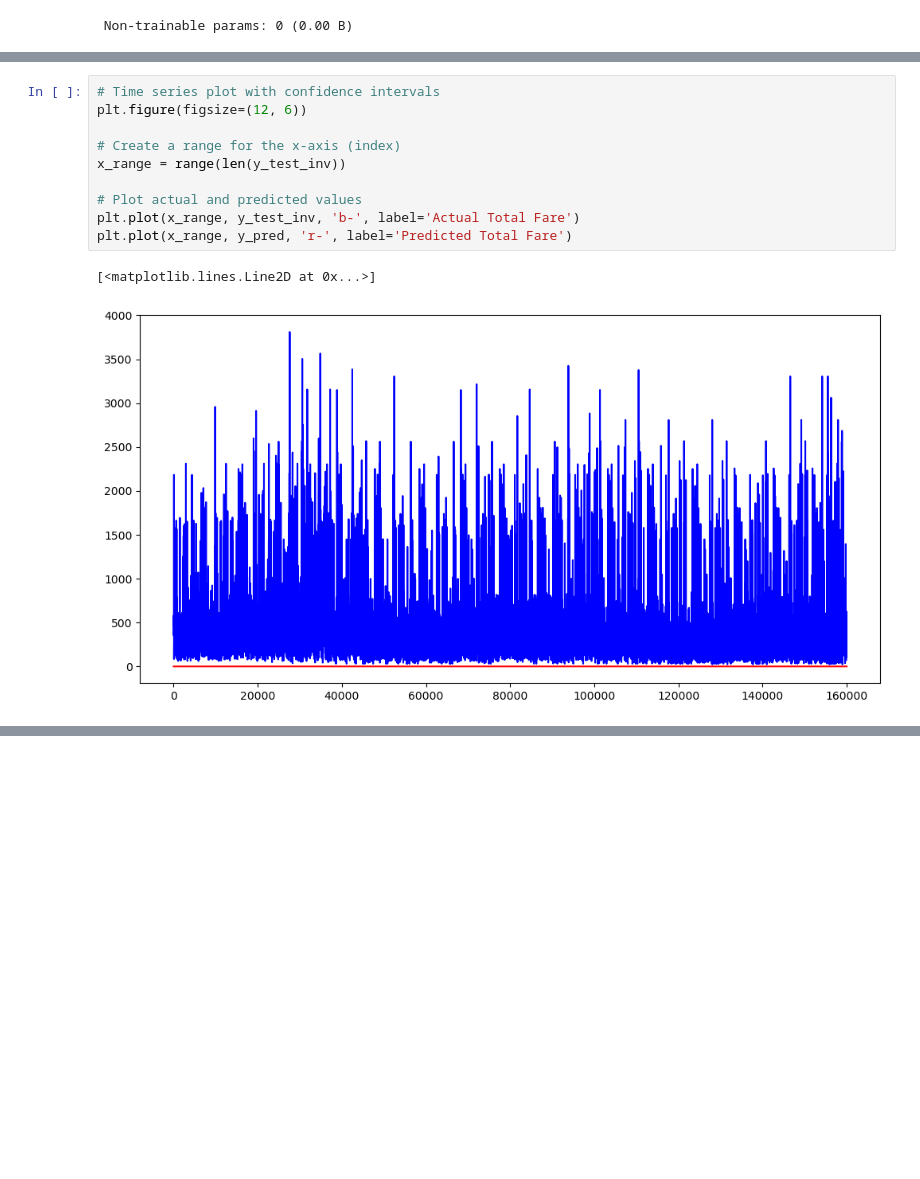
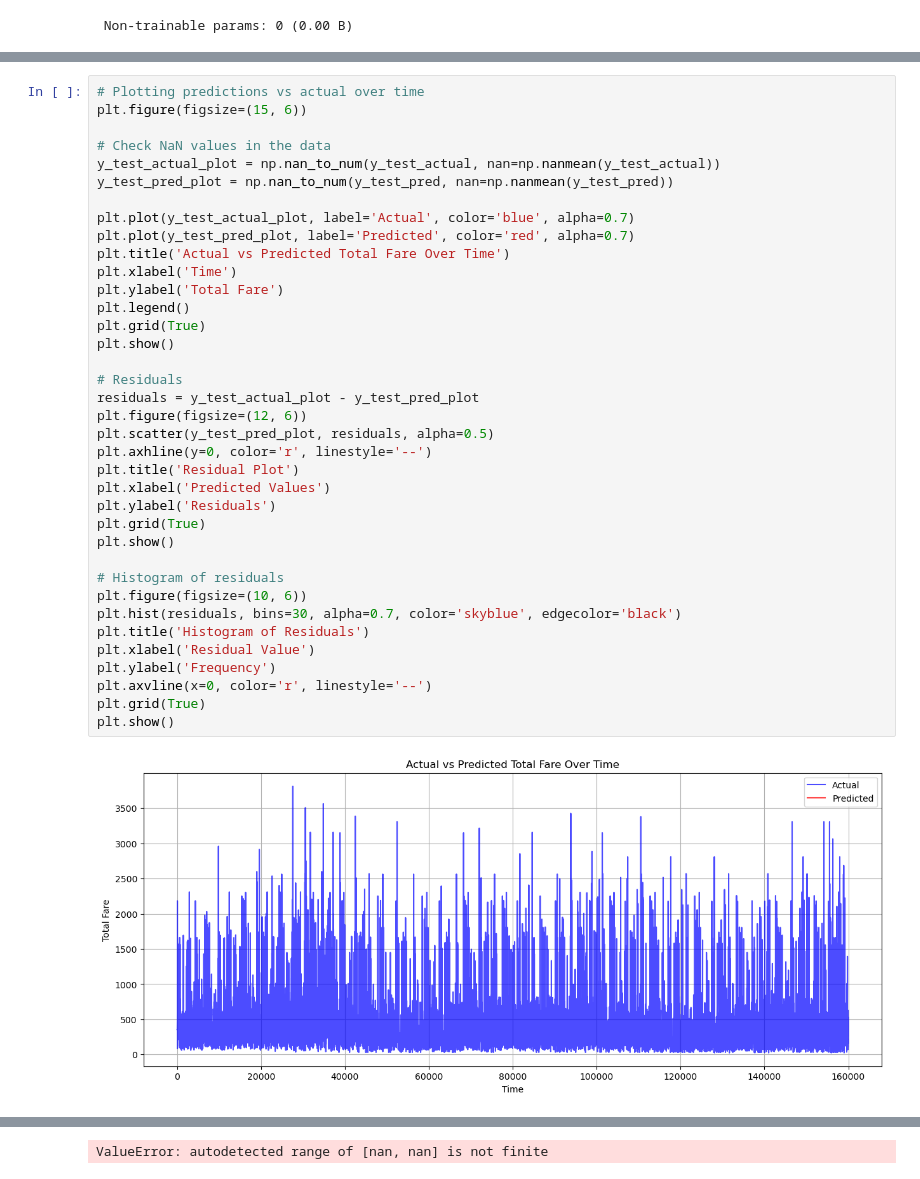
Before and after one commit to bhstoller/AirFareCast, a Jupyter notebook: Models DF, RF.ipynb, the cells around one changed output, grey strips where cells are left out. Cells and saved outputs as stored; diff of their text form; blank space fills up the shorter version.

```diff
--- a/Models DF, RF.ipynb
+++ b/Models DF, RF.ipynb
@@ -880,13 +829,39 @@ plt.show()
-# %%
-# Time series plot with confidence intervals
-plt.figure(figsize=(12, 6))
-
-# Create a range for the x-axis (index)
-x_range = range(len(y_test_inv))
-
-# Plot actual and predicted values
-plt.plot(x_range, y_test_inv, 'b-', label='Actual Total Fare')
-plt.plot(x_range, y_pred, 'r-', label='Predicted Total Fare')
-# %% [output]
-[<matplotlib.lines.Line2D at 0x...>]
-[figure, removed]
+# %%
+# Plotting predictions vs actual over time
+plt.figure(figsize=(15, 6))
+
+# Check NaN values in the data
+y_test_actual_plot = np.nan_to_num(y_test_actual, nan=np.nanmean(y_test_actual))
+y_test_pred_plot = np.nan_to_num(y_test_pred, nan=np.nanmean(y_test_pred))
+
+plt.plot(y_test_actual_plot, label='Actual', color='blue', alpha=0.7)
+plt.plot(y_test_pred_plot, label='Predicted', color='red', alpha=0.7)
+plt.title('Actual vs Predicted Total Fare Over Time')
+plt.xlabel('Time')
+plt.ylabel('Total Fare')
+plt.legend()
+plt.grid(True)
+plt.show()
+
+# Residuals
+residuals = y_test_actual_plot - y_test_pred_plot
+plt.figure(figsize=(12, 6))
+plt.scatter(y_test_pred_plot, residuals, alpha=0.5)
+plt.axhline(y=0, color='r', linestyle='--')
+plt.title('Residual Plot')
+plt.xlabel('Predicted Values')
+plt.ylabel('Residuals')
+plt.grid(True)
+plt.show()
+
+# Histogram of residuals
+plt.figure(figsize=(10, 6))
+plt.hist(residuals, bins=30, alpha=0.7, color='skyblue', edgecolor='black')
+plt.title('Histogram of Residuals')
+plt.xlabel('Residual Value')
+plt.ylabel('Frequency')
+plt.axvline(x=0, color='r', linestyle='--')
+plt.grid(True)
+plt.show()
+# %% [output]
+[figure, added]
@@ -892,0 +869 @@ plt.plot(x_range, y_pred, 'r-', label='Predicted Total Fare')
+ValueError: autodetected range of [nan, nan] is not finite
```
Also changed, not shown: parts of 14 cells of this notebook.
